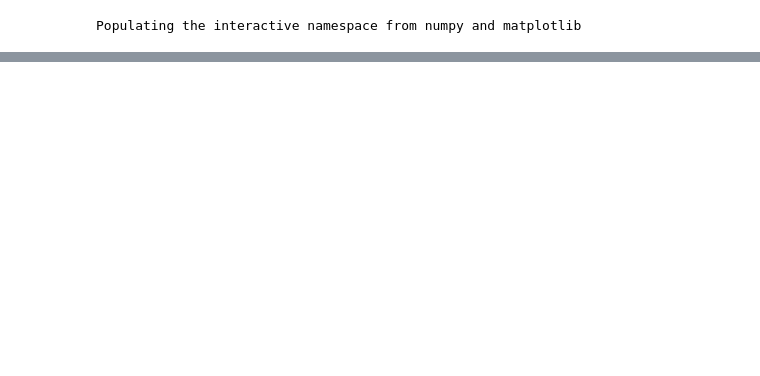
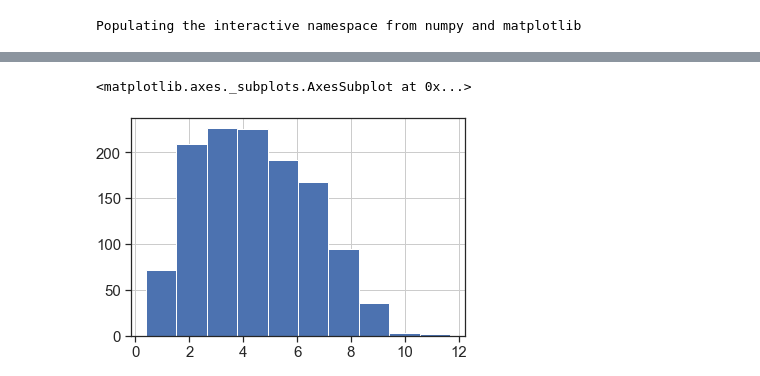
Before and after one commit to zakandrewking/y-ome, a Jupyter notebook: notebooks/18..01.23 Genome locations.ipynb, the cells around one changed output, grey strips where cells are left out. Drawn from its saved outputs; the diff is of its cells as text; code cells hidden in the pictures; blank space fills up the shorter version.

```diff
--- a/notebooks/18..01.23 Genome locations.ipynb
+++ b/notebooks/18..01.23 Genome locations.ipynb
@@ -124,0 +121,5 @@ starts2.loc[
+# %%
+expression_loc[expression_loc.annotation_quality.isin(['low', 'low-expr'])].mean_log_tpm.hist()
+# %% [output]
+<matplotlib.axes._subplots.AxesSubplot at 0x...>
+[figure, added]
```
Also changed, not shown: parts of 16 cells of this notebook, 4 other files.
